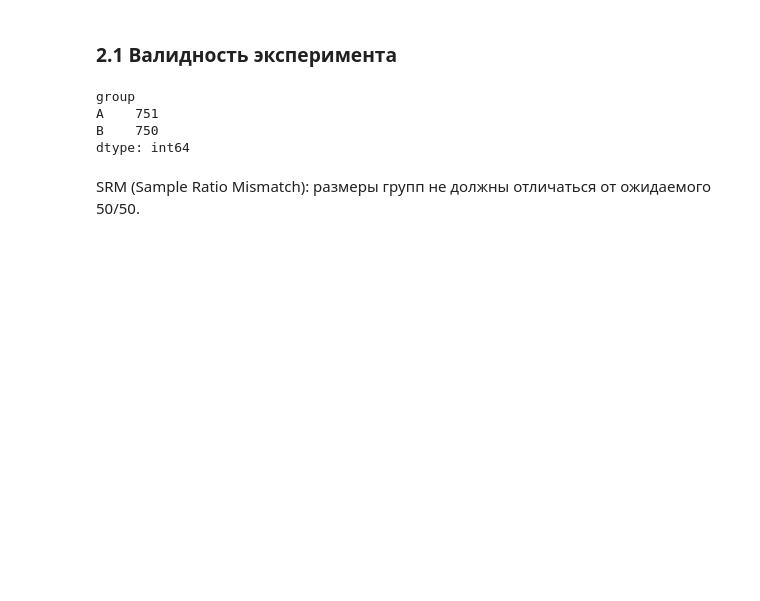
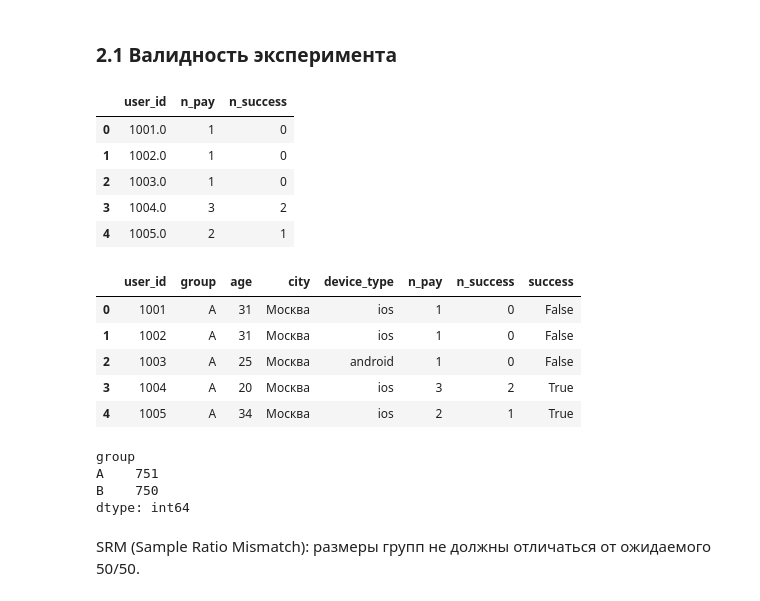
Before and after one commit to lightwyzz/j-k-kha-a-b-test, a Jupyter notebook: ab-test.ipynb, the cells around one changed output. Saved outputs shown, nothing was run; the diff lists cells and outputs as text; code cells hidden in the pictures; blank space fills up the shorter version.

```diff
--- a/ab-test.ipynb
+++ b/ab-test.ipynb
@@ -520,16 +520,34 @@ A — контрольная группа, B — тестовая.
 user_stats = df.groupby('user_id').agg(n_pay=('payment_id', 'count'),
                                        n_success=('step4_success', 'count')).reset_index()
 
-ab = users.merge(user_stats, on='user_id', how='left')
-ab[['n_pay', 'n_success']] = ab[['n_pay', 'n_success']].fillna(0)
-ab['success'] = ab['n_success'] > 0
-
-ab.groupby('group').size()
+user_stats.head(5)
 # %% [output]
-group
-A    751
-B    750
-dtype: int64
+|  | user_id | n_pay | n_success |
+| 0 | 1001.0 | 1 | 0 |
+| 1 | 1002.0 | 1 | 0 |
+| 2 | 1003.0 | 1 | 0 |
+| 3 | 1004.0 | 3 | 2 |
+| 4 | 1005.0 | 2 | 1 |
+# %%
+ab = users.merge(user_stats, on='user_id', how='left')
+ab[['n_pay', 'n_success']] = ab[['n_pay', 'n_success']].fillna(0)
+ab['success'] = ab['n_success'] > 0
+
+ab.head()
+# %% [output]
+|  | user_id | group | age | city | device_type | n_pay | n_success | success |
+| 0 | 1001 | A | 31 | Москва | ios | 1 | 0 | False |
+| 1 | 1002 | A | 31 | Москва | ios | 1 | 0 | False |
+| 2 | 1003 | A | 25 | Москва | android | 1 | 0 | False |
+| 3 | 1004 | A | 20 | Москва | ios | 3 | 2 | True |
+| 4 | 1005 | A | 34 | Москва | ios | 2 | 1 | True |
+# %%
+ab.groupby('group').size()
+# %% [output]
+group
+A    751
+B    750
+dtype: int64
 # %% [markdown]
 SRM (Sample Ratio Mismatch): размеры групп не должны отличаться от ожидаемого 50/50.
 # %%
```
Also changed, not shown: parts of 8 cells of this notebook.
